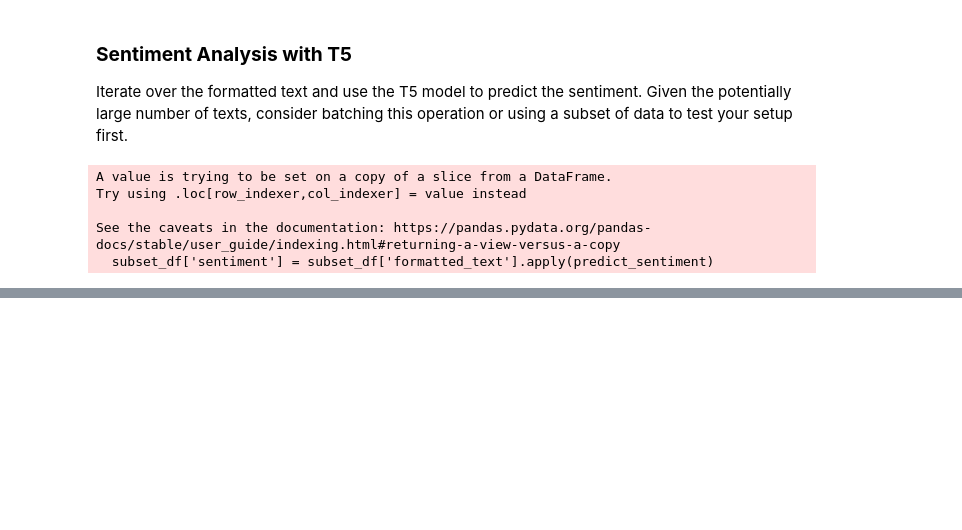
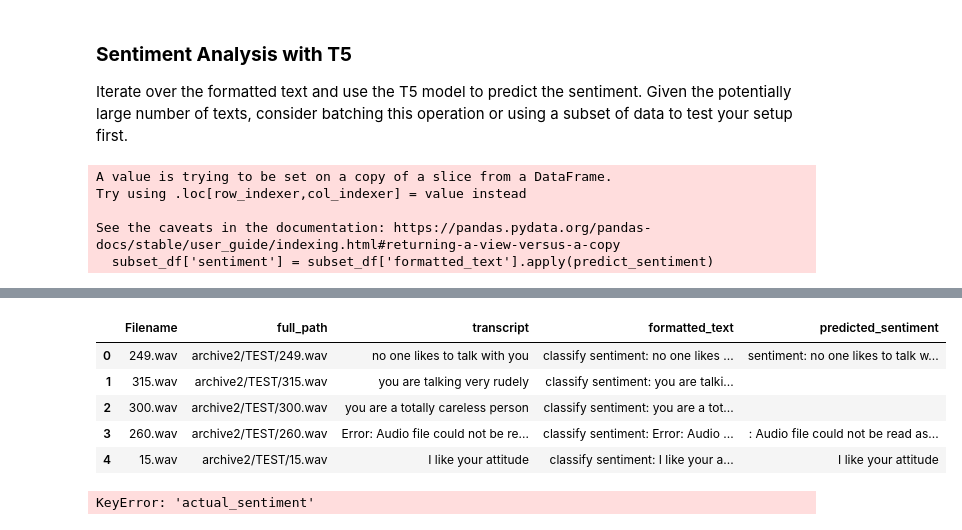
Before and after one commit to Avielstein/Natural-langauge-processing, a Jupyter notebook: AuralSent/Audio Speech Sentiment.ipynb, the cells around one changed output, grey strips where cells are left out. Drawn from its saved outputs; the diff is of its cells as text; code cells hidden in the pictures; blank space fills up the shorter version.

```diff
--- a/AuralSent/Audio Speech Sentiment.ipynb
+++ b/AuralSent/Audio Speech Sentiment.ipynb
@@ -111,3 +131,19 @@ def predict_sentiment(text):
     return tokenizer.decode(outputs[0], skip_special_tokens=True)
 
 df_test['predicted_sentiment'] = df_test['formatted_text'].progress_apply(predict_sentiment)
+# %%
+df_test.head()
+# %% [output]
+|  | Filename | full_path | transcript | formatted_text | predicted_sentiment |
+| 0 | 249.wav | archive2/TEST/249.wav | no one likes to talk with you | classify sentiment: no one likes ... | sentiment: no one likes to talk w... |
+| 1 | 315.wav | archive2/TEST/315.wav | you are talking very rudely | classify sentiment: you are talki... |  |
+| 2 | 300.wav | archive2/TEST/300.wav | you are a totally careless person | classify sentiment: you are a tot... |  |
+| 3 | 260.wav | archive2/TEST/260.wav | Error: Audio file could not be re... | classify sentiment: Error: Audio ... | : Audio file could not be read as... |
+| 4 | 15.wav | archive2/TEST/15.wav | I like your attitude | classify sentiment: I like your a... | I like your attitude |
+# %%
+from sklearn.metrics import accuracy_score
+
+accuracy = accuracy_score(df_test['actual_sentiment'], df_test['predicted_sentiment'])
+print(f'Accuracy: {accuracy:.4f}')
+# %% [output]
+KeyError: 'actual_sentiment'
```
Also changed, not shown: parts of 3 cells of this notebook, 4 other files.
